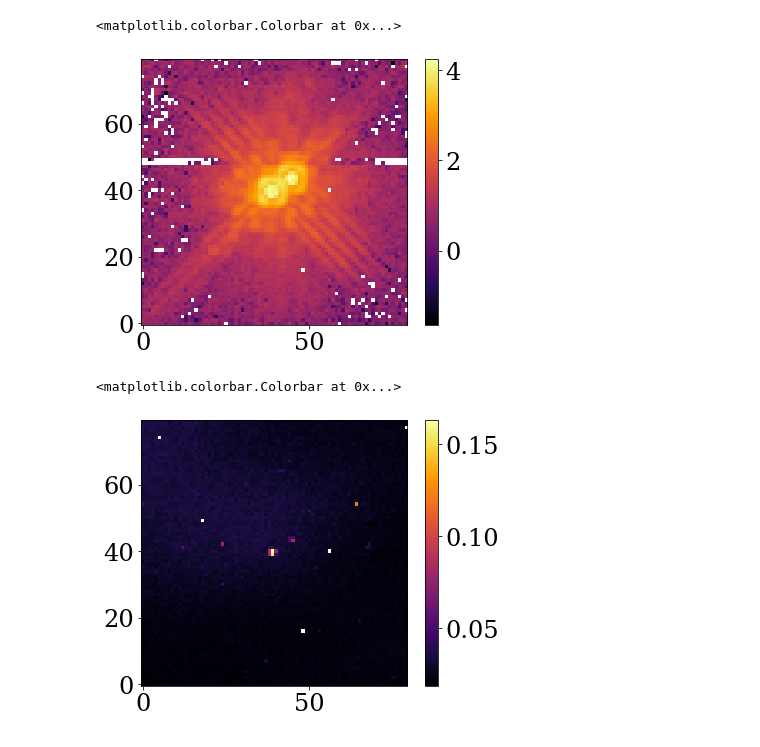
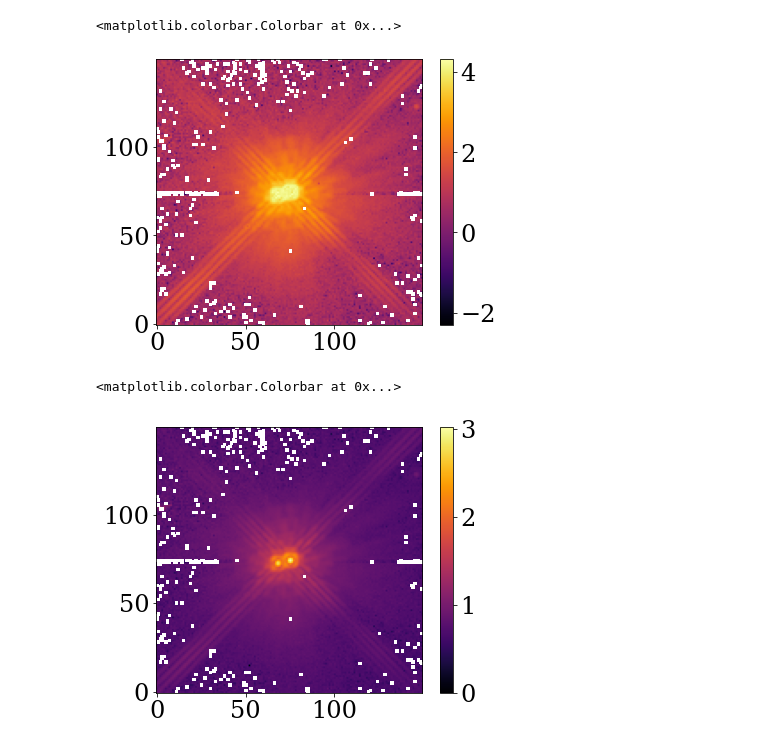
Before and after one commit to h-greer/hubble, a Jupyter notebook: notebooks/disk.ipynb, the cells around one changed output. Saved outputs shown, nothing was run; the diff lists cells and outputs as text; code cells hidden in the pictures.

```diff
--- a/notebooks/disk.ipynb
+++ b/notebooks/disk.ipynb
@@ -48,7 +48,7 @@ def set_array(pytree):
     floats = jtu.tree_map(lambda x: np.array(x, dtype=dtype), floats)
     return eqx.combine(floats, other)
 # %%
-wid = 80
+wid = 150
 oversample = 4
 
 optics = NICMOSOptics(512, wid, oversample)
@@ -71,6 +71,13 @@ ddir = '../data/MAST_2024-09-18T07_29_05.659Z/HST/'
 
 data = '../data/MAST_2024-09-18T21_00_06.099Z/HST/'
 
+# Ghez GG Tau
+ddir = '../data/MAST_2024-10-25T11_21_27.458Z/HST/'
+
+# all the T Tarui binaries with polarimetry
+
+ddir = '../data/MAST_2024-10-26T05_54_04.515Z/HST/'
+
 exposures = [
     #exposure_from_file(ddir + 'HST/n43c05f9q_cal.fits', BinaryFit(), crop=wid, extra_bad=bad),
     #exposure_from_file(ddir + 'HST/n43c05fbq_cal.fits', BinaryFit(), crop=wid, extra_bad=bad),
@@ -79,10 +86,30 @@ exposures = [
     # gg tau
     #exposure_from_file(ddir + 'n4lp04elq_cal.fits', BinaryFit(), crop=wid),
 
+
+    #exposure_from_file(ddir + 'n42x01cpq_cal.fits', BinaryFit(), crop=wid),
+    #exposure_from_file(ddir + 'n42x01cqq_cal.fits', BinaryFit(), crop=wid),
+
+    #exposure_from_file(ddir + 'n42x01czq_cal.fits', BinaryFit(), crop=wid),
+    #exposure_from_file(ddir + 'n42x01d0q_cal.fits', BinaryFit(), crop=wid),
+    #exposure_from_file(ddir + 'n42x01d1q_cal.fits', BinaryFit(), crop=wid),
+
+    # uy aur
+
+    #exposure_from_file(ddir + 'n4lp11qwq_cal.fits', BinaryFit(), crop=wid),
+    #exposure_from_file(ddir + 'n4lp11r0q_cal.fits', BinaryFit(), crop=wid),
+
+    # v807 tau
+
+    exposure_from_file(ddir + 'n4lp08jwq_cal.fits', BinaryFit(), crop=wid),
+
+
+
+
     #exposure_from_file(ddir + 'n4lp04070_mos.fits', BinaryFit(), crop=wid),
 
     # xz tau
-    exposure_from_file(data+'n4lp05bmq_cal.fits', BinaryFit(), crop=wid),
-    exposure_from_file(data+'n4lp05bpq_cal.fits', BinaryFit(), crop=wid),
-    exposure_from_file(data+'n4lp05btq_cal.fits', BinaryFit(), crop=wid)
+    #exposure_from_file(data+'n4lp05bmq_cal.fits', BinaryFit(), crop=wid),
+    #exposure_from_file(data+'n4lp05bpq_cal.fits', BinaryFit(), crop=wid),
+    #exposure_from_file(data+'n4lp05btq_cal.fits', BinaryFit(), crop=wid)
 ]
@@ -91,13 +128,13 @@ plt.imshow(np.log10(exposures[0].data/exposures[0].err))
 plt.colorbar()
 # %% [output]
 <matplotlib.colorbar.Colorbar at 0x...>
-[figure, old version]
+[figure, new version]
 # %%
-plt.imshow(exposures[0].err)
+plt.imshow(exposures[0].data**0.125)
 plt.colorbar()
 # %% [output]
 <matplotlib.colorbar.Colorbar at 0x...>
-[figure, old version]
+[figure, new version]
 # %%
 params = {
     "fluxes": {},
```
Also changed, not shown: parts of 21 cells of this notebook, 15 other files.
